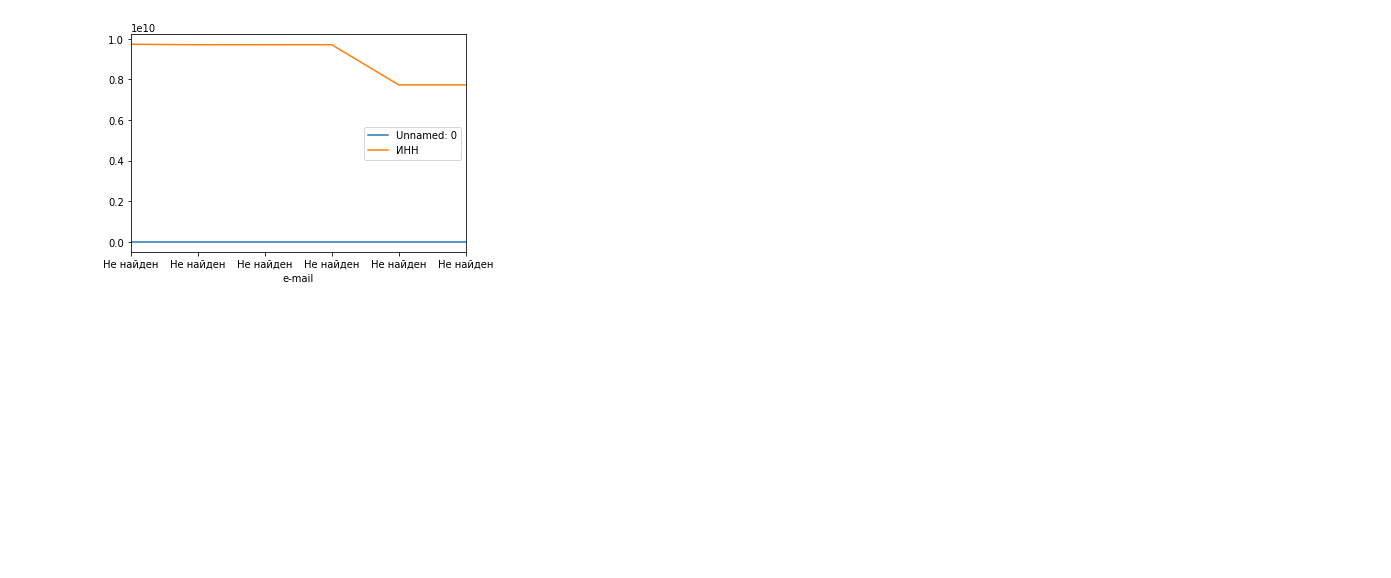
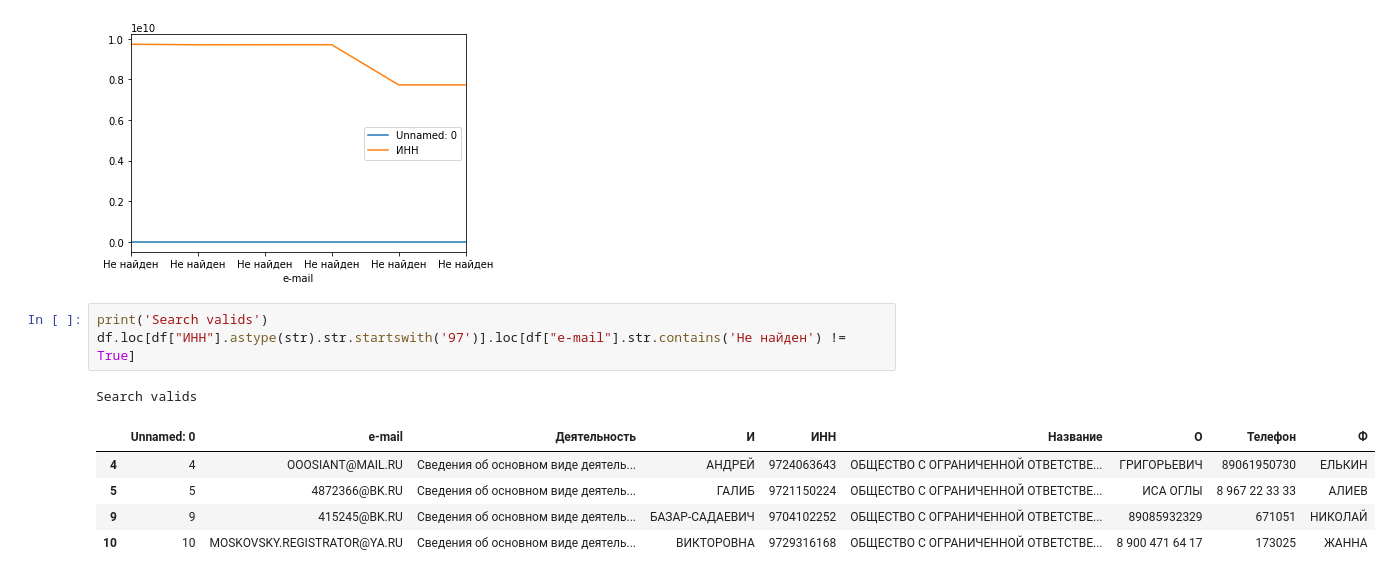
Before and after one commit to anriroot/my_research, a Jupyter notebook: Untitled.ipynb, the cells around one changed output. Drawn from its saved outputs; the diff is of its cells as text; blank space fills up the shorter version.

```diff
--- a/Untitled.ipynb
+++ b/Untitled.ipynb
@@ -320,3 +320,13 @@ df.set_index('e-mail').loc['Не найден'].plot()
 # %% [output]
 <AxesSubplot:xlabel='e-mail'>
 [figure]
+# %%
+print('Search valids')
+df.loc[df["ИНН"].astype(str).str.startswith('97')].loc[df["e-mail"].str.contains('Не найден') != True]
+# %% [output]
+Search valids
+|  | Unnamed: 0 | e-mail | Деятельность | И | ИНН | Название | О | Телефон | Ф |
+| 4 | 4 | OOOSIANT@MAIL.RU | Сведения об основном виде деятель... | АНДРЕЙ | 9724063643 | ОБЩЕСТВО С ОГРАНИЧЕННОЙ ОТВЕТСТВЕ... | ГРИГОРЬЕВИЧ | 89061950730 | ЕЛЬКИН |
+| 5 | 5 | 4872366@BK.RU | Сведения об основном виде деятель... | ГАЛИБ | 9721150224 | ОБЩЕСТВО С ОГРАНИЧЕННОЙ ОТВЕТСТВЕ... | ИСА ОГЛЫ | 8 967 22 33 33 | АЛИЕВ |
+| 9 | 9 | 415245@BK.RU | Сведения об основном виде деятель... | БАЗАР-САДАЕВИЧ | 9704102252 | ОБЩЕСТВО С ОГРАНИЧЕННОЙ ОТВЕТСТВЕ... | 89085932329 | 671051 | НИКОЛАЙ |
+| 10 | 10 | MOSKOVSKY.REGISTRATOR@YA.RU | Сведения об основном виде деятель... | ВИКТОРОВНА | 9729316168 | ОБЩЕСТВО С ОГРАНИЧЕННОЙ ОТВЕТСТВЕ... | 8 900 471 64 17 | 173025 | ЖАННА |
```
